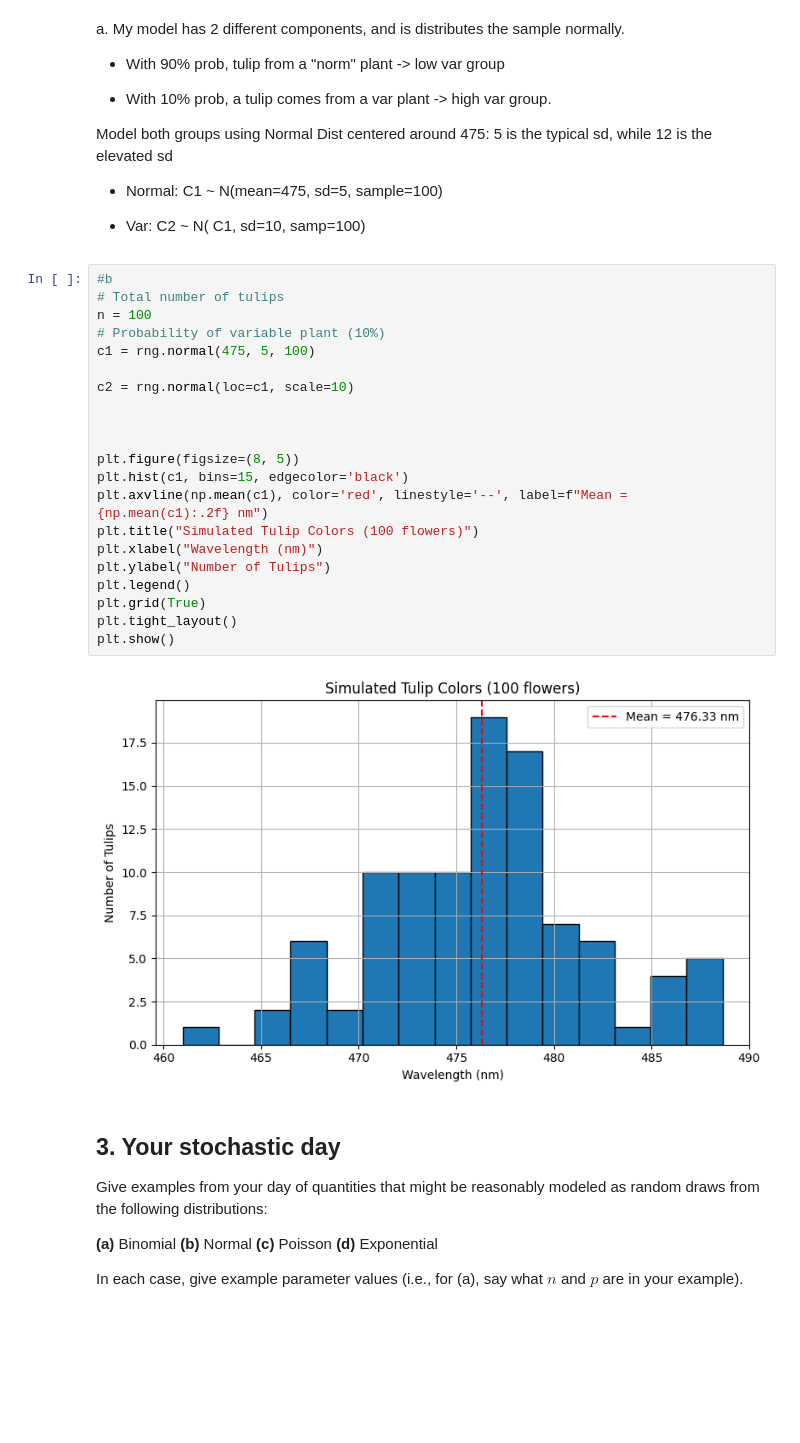
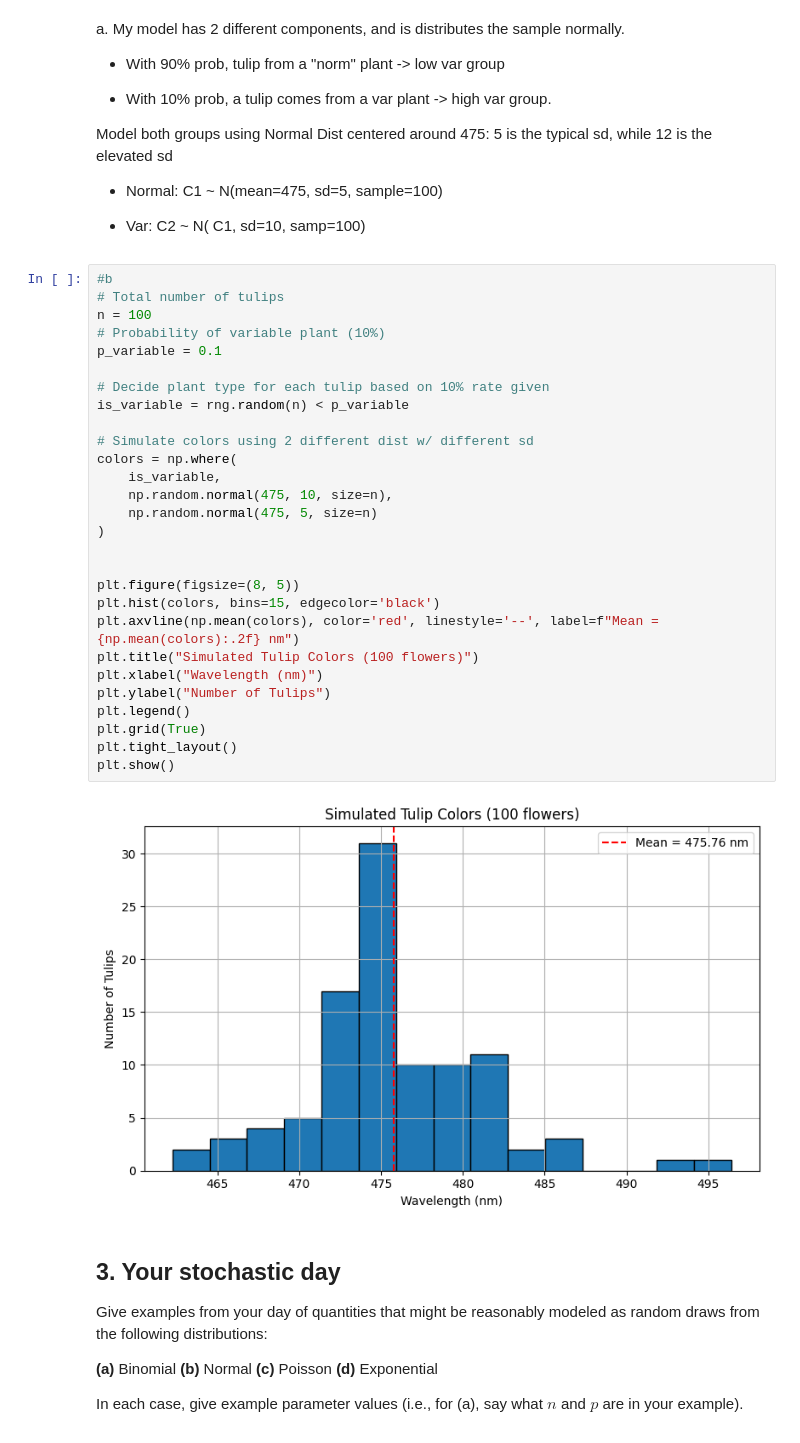
Before and after one commit to vikthebrik/DSCI-MATH-345, a Jupyter notebook: HW2/HW02.ipynb, the cells around one changed output. Drawn from its saved outputs; the diff is of its cells as text; blank space fills up the shorter version.

```diff
--- a/HW2/HW02.ipynb
+++ b/HW2/HW02.ipynb
@@ -94,26 +123,33 @@ Model both groups using Normal Dist centered around 475: 5 is the typical sd, wh
 # %%
 #b
 # Total number of tulips
 n = 100
 # Probability of variable plant (10%)
-c1 = rng.normal(475, 5, 100)
+p_variable = 0.1
 
-c2 = rng.normal(loc=c1, scale=10)
+# Decide plant type for each tulip based on 10% rate given
+is_variable = rng.random(n) < p_variable
 
+# Simulate colors using 2 different dist w/ different sd
+colors = np.where(
+    is_variable,
+    np.random.normal(475, 10, size=n),
+    np.random.normal(475, 5, size=n)
+)
 
 
 plt.figure(figsize=(8, 5))
-plt.hist(c1, bins=15, edgecolor='black')
-plt.axvline(np.mean(c1), color='red', linestyle='--', label=f"Mean = {np.mean(c1):.2f} nm")
+plt.hist(colors, bins=15, edgecolor='black')
+plt.axvline(np.mean(colors), color='red', linestyle='--', label=f"Mean = {np.mean(colors):.2f} nm")
 plt.title("Simulated Tulip Colors (100 flowers)")
 plt.xlabel("Wavelength (nm)")
 plt.ylabel("Number of Tulips")
 plt.legend()
 plt.grid(True)
 plt.tight_layout()
 plt.show()
 # %% [output]
-[figure, old version]
+[figure, new version]
 # %% [markdown]
 ## 3. Your stochastic day
 
```
Also changed, not shown: parts of 8 cells of this notebook.
